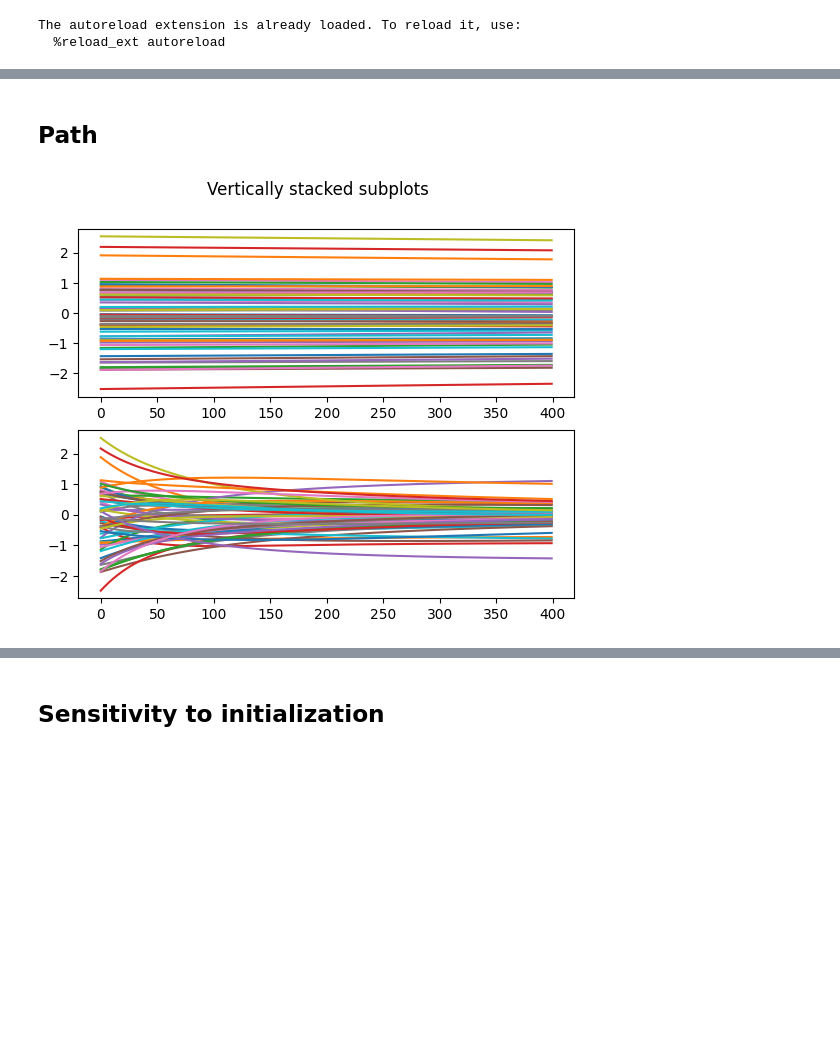
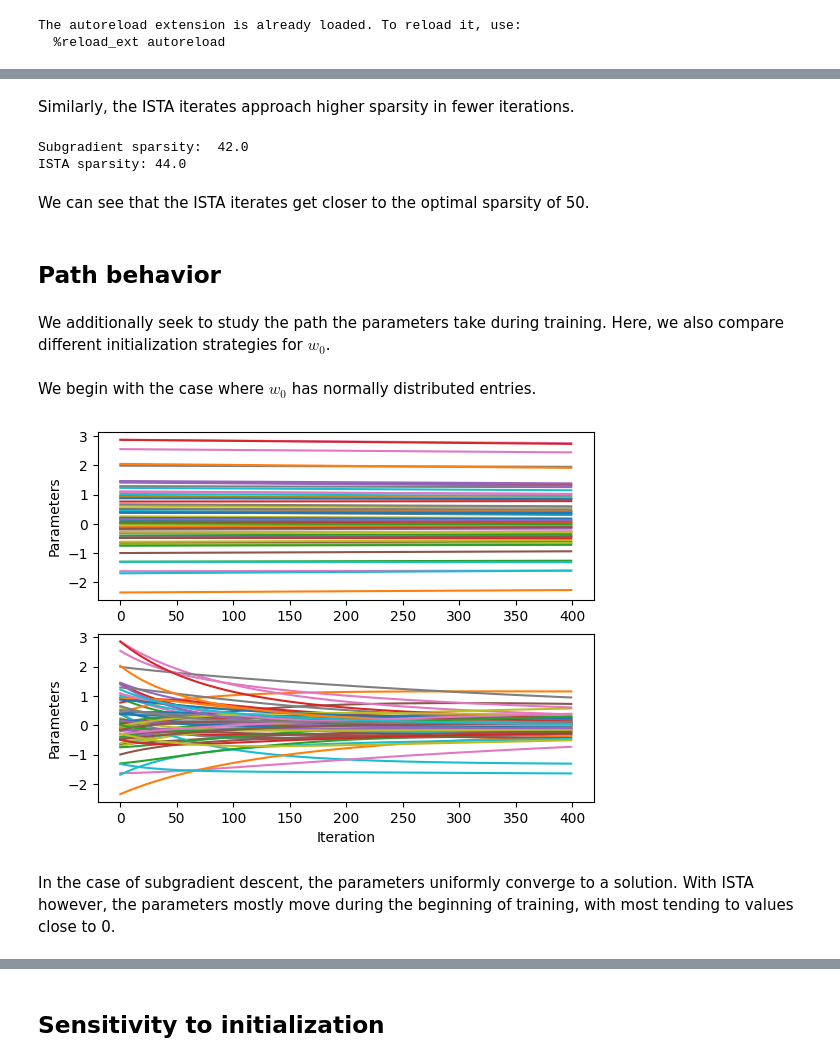
Before and after one commit to lostinentropy/lasso-regression, a Jupyter notebook: lasso-regression.ipynb, the cells around one changed output, grey strips where cells are left out. Drawn from its saved outputs; the diff is of its cells as text; code cells hidden in the pictures; blank space fills up the shorter version.

```diff
--- a/lasso-regression.ipynb
+++ b/lasso-regression.ipynb
@@ -18,0 +87,5 @@ from tqdm.notebook import tqdm
+# %%
+# To ensure reproducibility, we use a seedable RNG
+generator = np.random.default_rng(0xDEADBEEF)
+# %%
+(X, y) = regression.data.generate_dataset(60, 100, 10, noise_scale=0.1, generator=generator)
@@ -19,16 +103,12 @@ from tqdm.notebook import tqdm
 # %%
-from copy import deepcopy
-
 lam = 0.5
 
-w_0 = np.random.normal(size=[60])
+w_0 = generator.normal(size=[60])
 sub_optim = regression.SubGradientDescent(learning_rate=0.0001, lam=lam)
 ista = regression.ISTA(learning_rate=0.0001, lam=lam)
 model_1 = regression.CompressiveLinearModel(w_0)
 # model_1 = regression.CompressiveLinearModel(np.zeros([60]))
 model_2 = deepcopy(model_1)
-# %%
-(X, y) = regression.data.generate_dataset(60, 100, 10, noise_scale=0.0)
 # %%
 lambda_max = np.max(X.T @ y)
 # %%
@@ -59,5 +150,19 @@ plt.show()
+# %% [markdown]
+Similarly, the ISTA iterates approach higher sparsity in fewer iterations.
+# %%
+print("Subgradient sparsity: ", metrics_1["sparsity"][-1])
+print("ISTA sparsity:", metrics_2["sparsity"][-1])
+# %% [output]
+Subgradient sparsity:  42.0
+ISTA sparsity: 44.0
+# %% [markdown]
+We can see that the ISTA iterates get closer to the optimal sparsity of 50.
 # %% [markdown]
-## Path
+## Path behavior
+# %% [markdown]
+We additionally seek to study the path the parameters take during training. Here, we also compare different initialization strategies for $w_0$.
+# %% [markdown]
+We begin with the case where $w_0$ has normally distributed entries.
 # %%
 w_0 = np.random.normal(size=[60])
 sub_optim = regression.SubGradientDescent(learning_rate=0.0001, lam=lam)
@@ -80,12 +185,17 @@ metrics_zero_1 = regression.fit(model_1, sub_optim, X, y, num_epochs=10000, metr
 metrics_zero_2 = regression.fit(model_2, ista, X, y, num_epochs=10000, metrics_dict={"l2": l2})
 # %%
 fig, axs = plt.subplots(2)
-fig.suptitle('Vertically stacked subplots')
 axs[0].plot(metrics_normal_1["path"][0:400])
-axs[1].plot(metrics_normal_2["path"][0:400])
+axs[0].set_ylabel("Parameters")
+axs[1].plot(metrics_normal_2["path"][0:400], label="TEst")
+axs[1].set_ylabel("Parameters")
+
+plt.xlabel("Iteration")
 
 plt.show()
 # %% [output]
-[figure, old version]
+[figure, new version]
+# %% [markdown]
+In the case of subgradient descent, the parameters uniformly converge to a solution. With ISTA however, the parameters mostly move during the beginning of training, with most tending to values close to 0.
 # %%
 fig, axs = plt.subplots(2)
```
Also changed, not shown: parts of 30 cells of this notebook, 1 other file.
